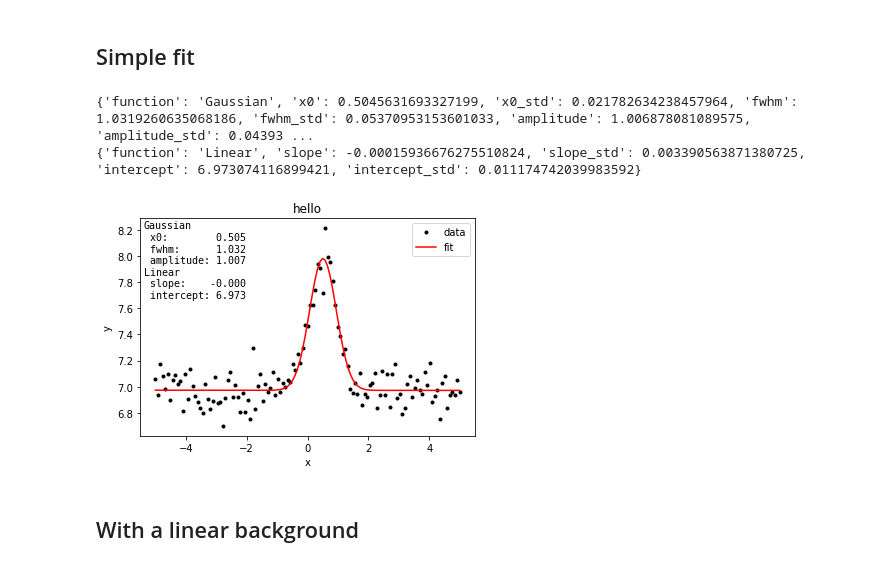
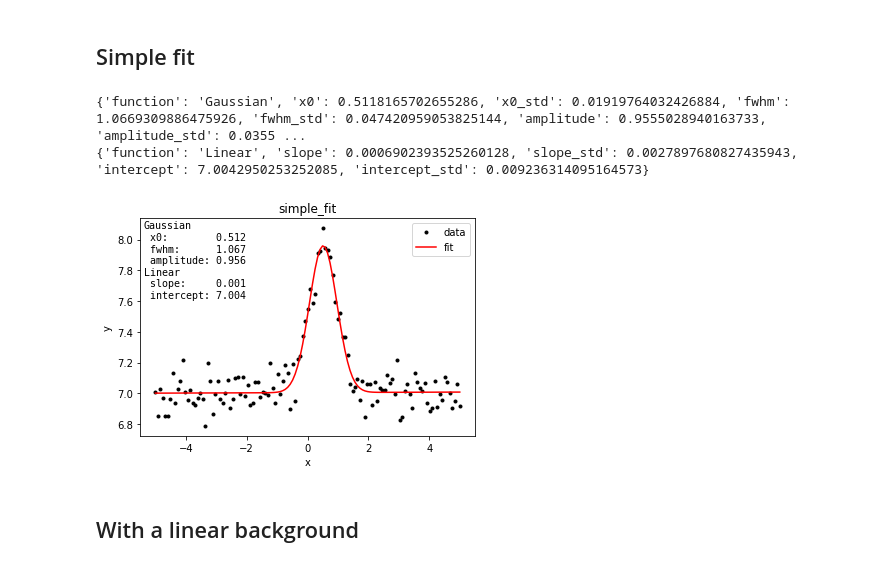
Before and after one commit to xdze2/peakfit, a Jupyter notebook: test_peakfit.ipynb, the cells around one changed output. Saved outputs shown, nothing was run; the diff lists cells and outputs as text; code cells hidden in the pictures.

Commit message:
add feature description & image

```diff
--- a/test_peakfit.ipynb
+++ b/test_peakfit.ipynb
@@ -31,26 +31,26 @@ plt.xlabel('x'); plt.ylabel('y'); plt.legend();
 # %%
 # Generate random data
 x = np.linspace(-5, 5, 123)
 y = 7 + 0.1*np.random.randn(*x.shape)
 y += Gauss()(x, 0.5, 1, 1)
 
 # Fit using automatic estimation of initial parameters:
 results, fit = peakfit(x, y, Gauss())
 
 # _note:_ a linear slope is by default included
 # set background=None to prevent this
 
 for r in results:
     print(r)
 
 # Graph
 plot_results(x, y, results, fit,
              save_path='./example/',
-             save_name='hello');
+             save_name='simple_fit');
 # %% [output]
-{'function': 'Gaussian', 'x0': 0.5045631693327199, 'x0_std': 0.021782634238457964, 'fwhm': 1.0319260635068186, 'fwhm_std': 0.05370953153601033, 'amplitude': 1.006878081089575, 'amplitude_std': 0.04393 ...
-{'function': 'Linear', 'slope': -0.00015936676275510824, 'slope_std': 0.003390563871380725, 'intercept': 6.973074116899421, 'intercept_std': 0.011174742039983592}
+{'function': 'Gaussian', 'x0': 0.5118165702655286, 'x0_std': 0.01919764032426884, 'fwhm': 1.0669309886475926, 'fwhm_std': 0.047420959053825144, 'amplitude': 0.9555028940163733, 'amplitude_std': 0.0355 ...
+{'function': 'Linear', 'slope': 0.0006902393525260128, 'slope_std': 0.0027897680827435943, 'intercept': 7.0042950253252085, 'intercept_std': 0.009236314095164573}
-[figure, old version]
+[figure, new version]
 # %% [markdown]
 ## With a linear background
 # %%
```
Also changed, not shown: parts of 4 cells of this notebook, 4 other files.
